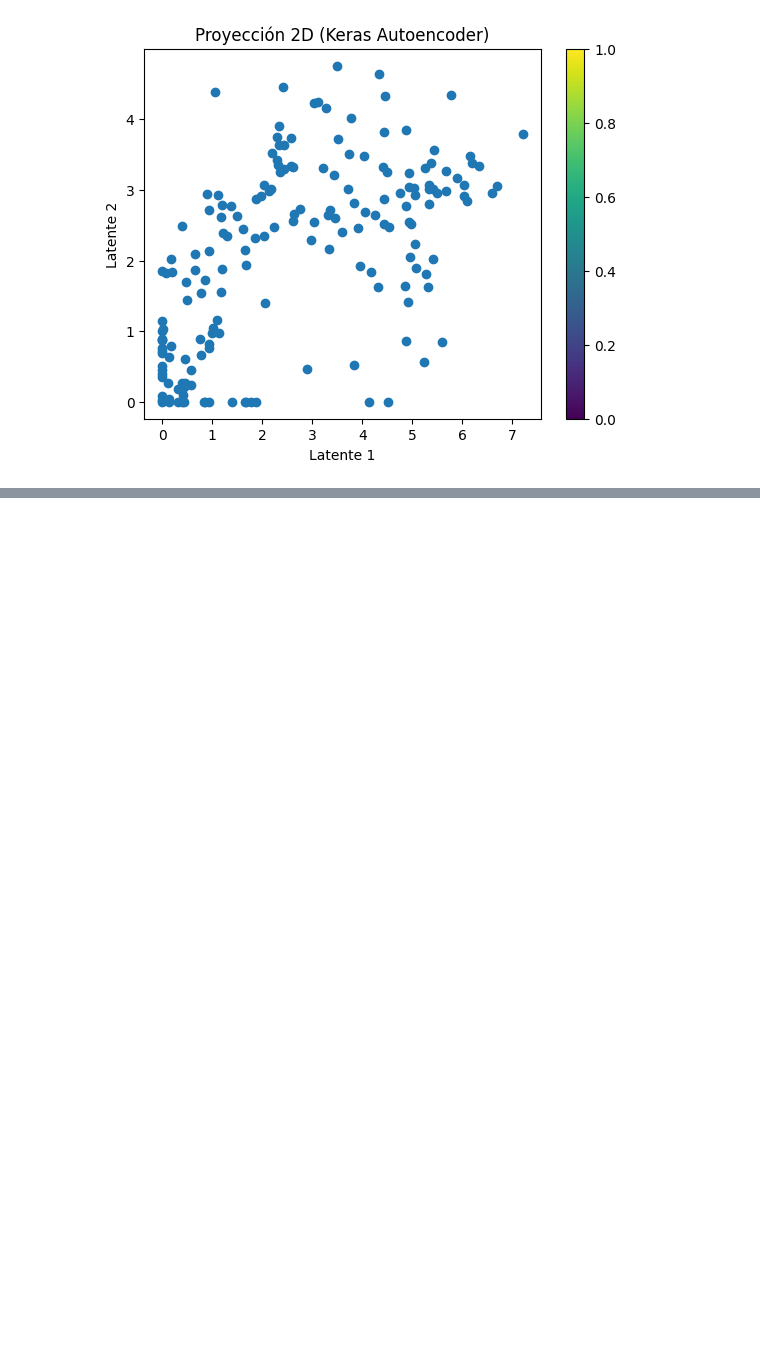
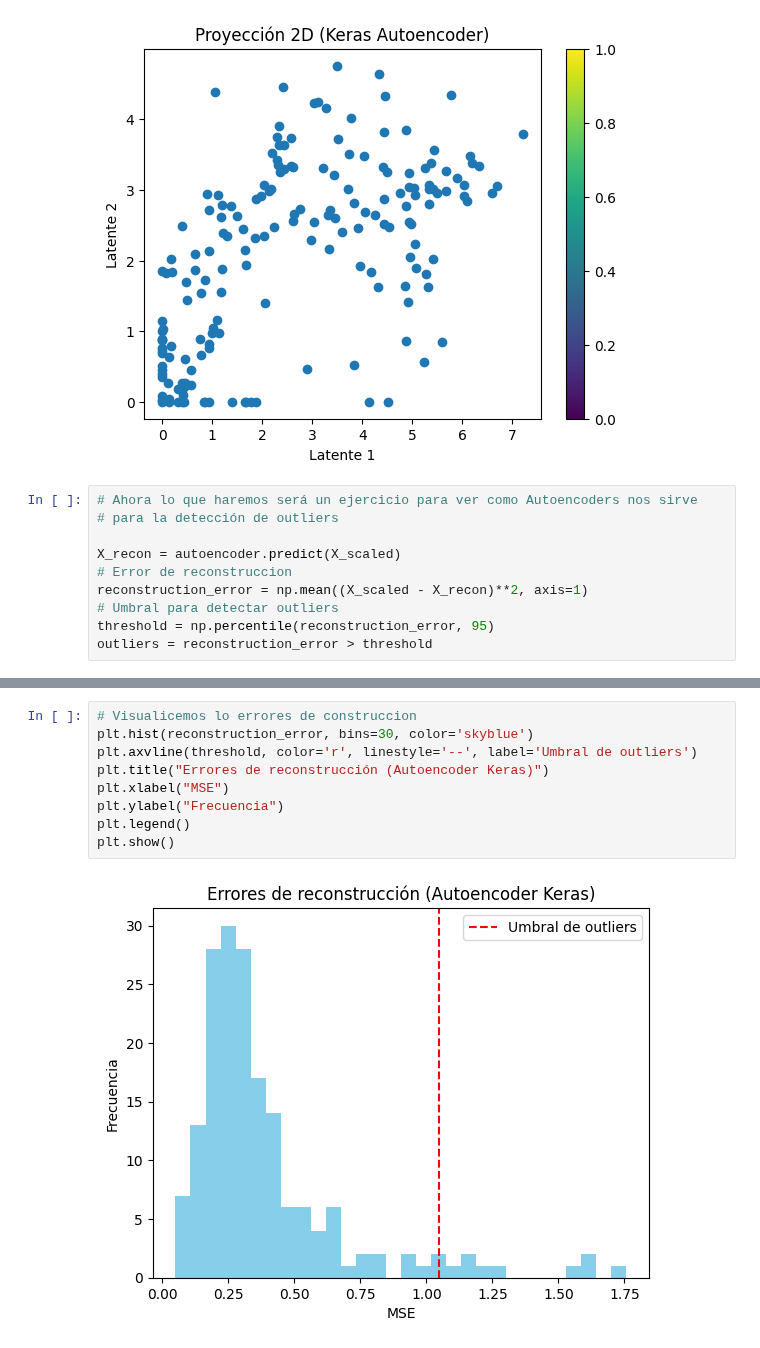
Before and after one commit to Kevin2558/Data_Science_Borrador, a Jupyter notebook: 03_Transformaciones/Autoencoders.ipynb, the cells around one changed output, grey strips where cells are left out. Cells and saved outputs as stored; diff of their text form; blank space fills up the shorter version.

```diff
--- a/03_Transformaciones/Autoencoders.ipynb
+++ b/03_Transformaciones/Autoencoders.ipynb
@@ -112,3 +112,13 @@ plt.show()
 # %% [output]
 6/6 ━━━━━━━━━━━━━━━━━━━━ 0s 10ms/step
 [figure]
+# %%
+# Ahora lo que haremos será un ejercicio para ver como Autoencoders nos sirve
+# para la detección de outliers
+
+X_recon = autoencoder.predict(X_scaled)
+# Error de reconstruccion
+reconstruction_error = np.mean((X_scaled - X_recon)**2, axis=1)
+# Umbral para detectar outliers
+threshold = np.percentile(reconstruction_error, 95)
+outliers = reconstruction_error > threshold
@@ -114,0 +128,11 @@ plt.show()
+# %%
+# Visualicemos lo errores de construccion
+plt.hist(reconstruction_error, bins=30, color='skyblue')
+plt.axvline(threshold, color='r', linestyle='--', label='Umbral de outliers')
+plt.title("Errores de reconstrucción (Autoencoder Keras)")
+plt.xlabel("MSE")
+plt.ylabel("Frecuencia")
+plt.legend()
+plt.show()
+# %% [output]
+[figure, added]
```
Also changed, not shown: parts of 4 cells of this notebook.
